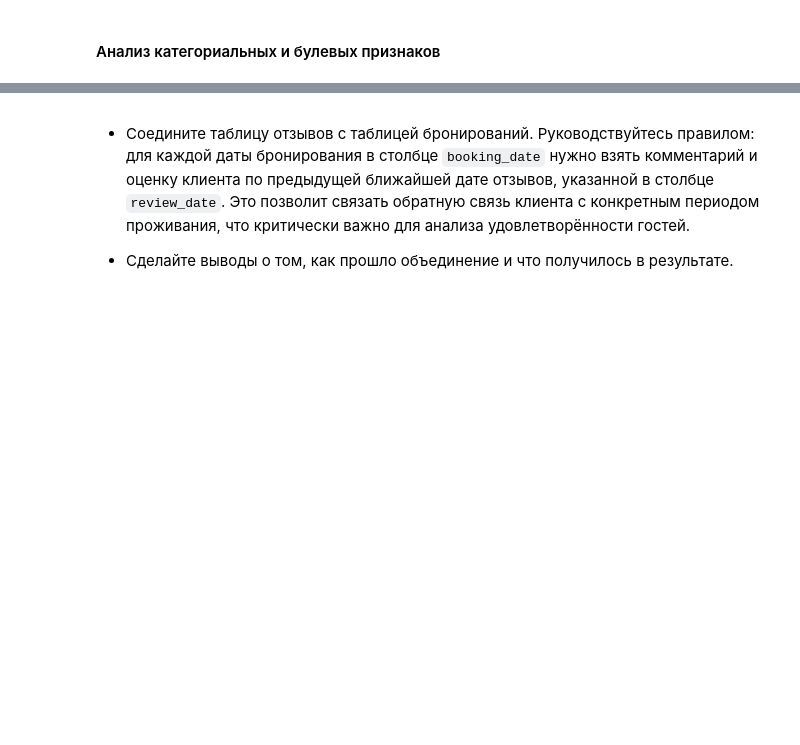
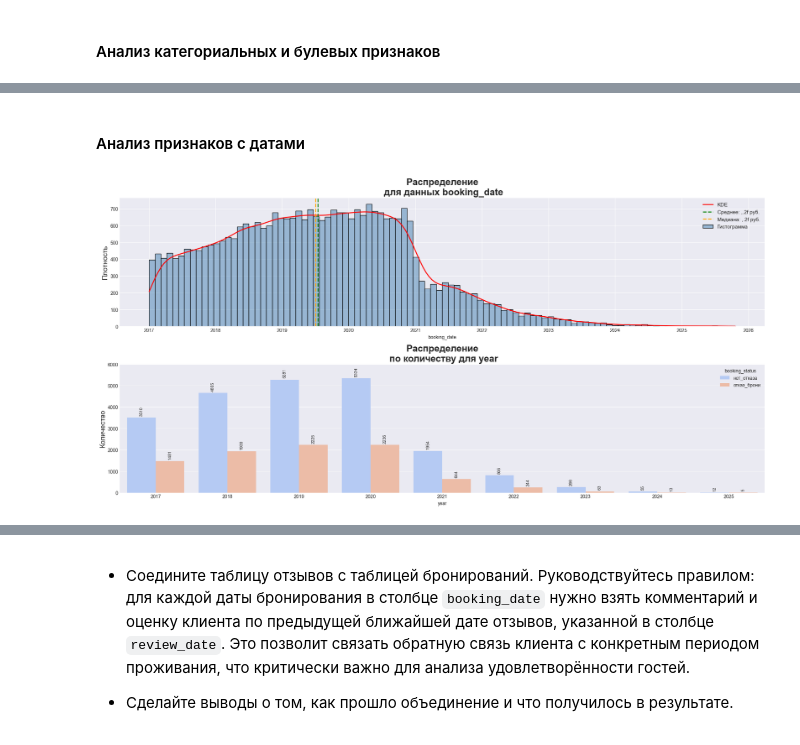
Before and after one commit to MEYakunin/Sprint17_Booking_Cancellation_Predict, a Jupyter notebook: Sprint17_Booking_Cancellation_Predict.ipynb, the cells around one changed output, grey strips where cells are left out. Saved outputs shown, nothing was run; the diff lists cells and outputs as text; code cells hidden in the pictures; blank space fills up the shorter version.

```diff
--- a/Sprint17_Booking_Cancellation_Predict.ipynb
+++ b/Sprint17_Booking_Cancellation_Predict.ipynb
@@ -461,0 +442,15 @@ for col in category_cols_booking:
+# %% [markdown]
+#### Анализ признаков с датами
+# %%
+# Выделим из даты год
+df_bookings_drop_dupl['year'] = df_bookings_drop_dupl['booking_date'].dt.strftime('%Y')
+
+# Выводим графики
+_, axes = plt.subplots(2, 1, figsize=(20, 10), gridspec_kw={'height_ratios': [1, 1]})
+print_histplot(df_bookings_drop_dupl, 'booking_date', axes[0])
+print_countplot(df_bookings_drop_dupl.sort_values('year'), 'year', axes[1], 'booking_status', 'coolwarm')
+
+axes[1].set_ylim(0, axes[1].get_yticks().max())
+plt.tight_layout()
+# %% [output]
+[figure, added]
```
Also changed, not shown: parts of 12 cells of this notebook.
